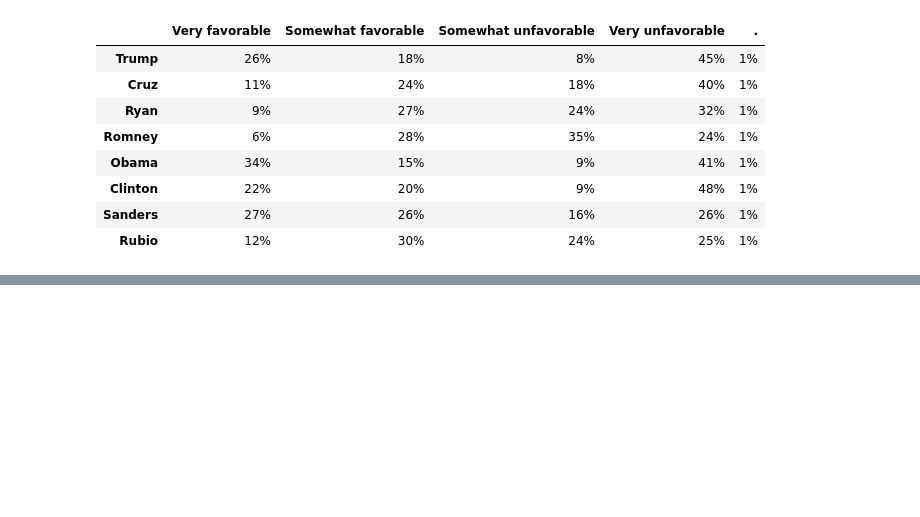
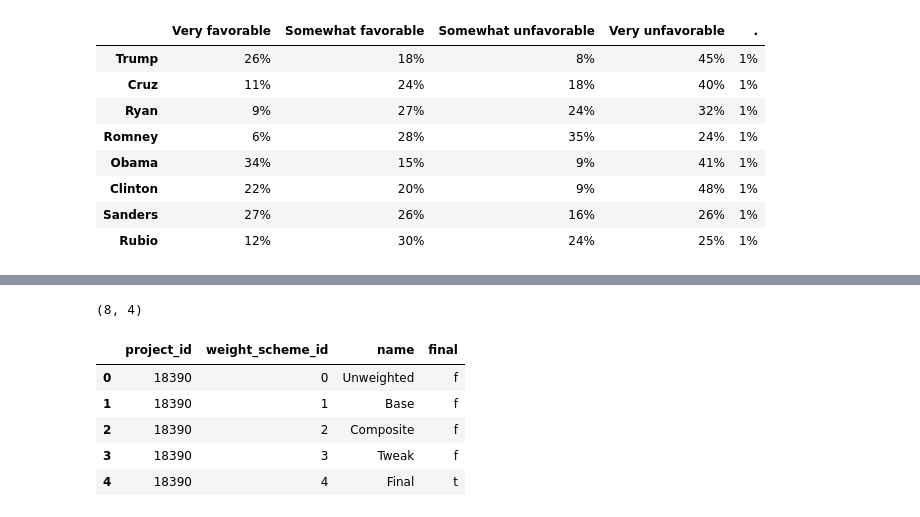
Before and after one commit to patruq/dpp, a Jupyter notebook: codes.ipynb, the cells around one changed output, grey strips where cells are left out. Cells and saved outputs as stored; diff of their text form; code cells hidden in the pictures; blank space fills up the shorter version.

```diff
--- a/codes.ipynb
+++ b/codes.ipynb
@@ -97,0 +193,11 @@ tables.groupby(gender_col)[reg_col].value_counts().unstack(level=[0])
+# %%
+print(q4_w_schemes.shape)
+q4_w_schemes.head()
+# %% [output]
+(8, 4)
+|  | project_id | weight_scheme_id | name | final |
+| 0 | 18390 | 0 | Unweighted | f |
+| 1 | 18390 | 1 | Base | f |
+| 2 | 18390 | 2 | Composite | f |
+| 3 | 18390 | 3 | Tweak | f |
+| 4 | 18390 | 4 | Final | t |
```
Also changed, not shown: parts of 25 cells of this notebook.
